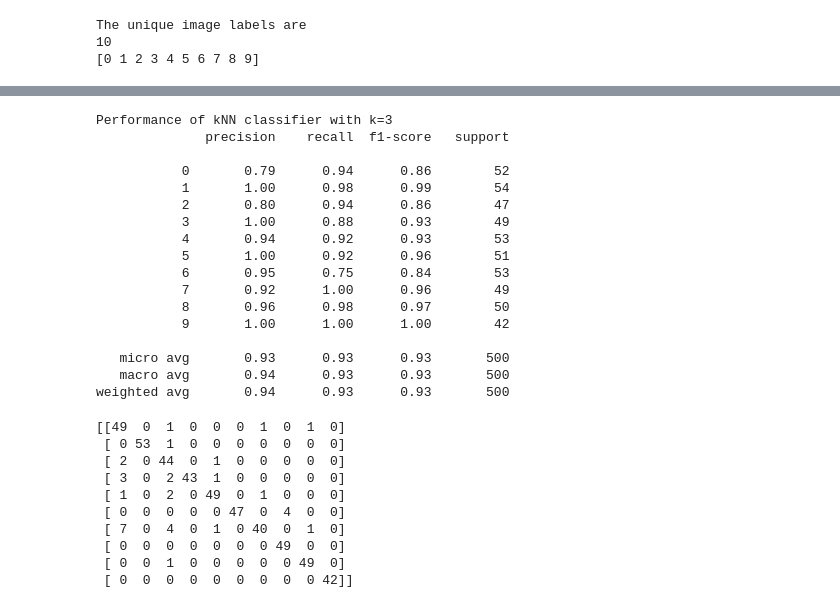
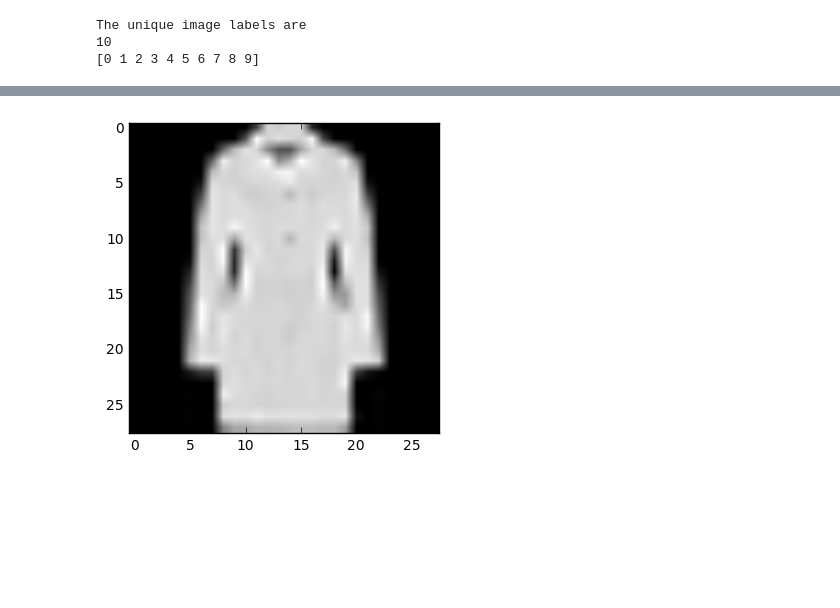
Before and after one commit to anjsh99/Fashion-MNIST-Classification, a Jupyter notebook: KNN/KNN.ipynb, the cells around one changed output, grey strips where cells are left out. Saved outputs shown, nothing was run; the diff lists cells and outputs as text; code cells hidden in the pictures; blank space fills up the shorter version.

```diff
--- a/KNN/KNN.ipynb
+++ b/KNN/KNN.ipynb
@@ -51,13 +44,0 @@ The type of datasets are-
-# %%
-print("Considering part of original datasets for classification purpose")
-#using 30,000 entries of training data
-train_data = train_data[:30000]
-train_label = train_label[:30000]
-print(train_data.shape)
-print(train_label.shape)
-
-#using 500 entries of test data
-test_data = train_data[:500]
-test_label = train_label[:500]
-print(test_data.shape)
-print(test_label.shape)
@@ -83,16 +53,0 @@ label_predicted = {}
-# %%
-#knn Classifier
-for k in np.arange(2, 10, 1):
-    start = time.time()
-
-    knn_classifier = KNeighborsClassifier(n_neighbors=k)
-    knn_classifier.fit(train_data, train_label)
-    knn_pred = knn_classifier.predict(test_data)
-
-    label_predicted[k] = knn_pred
-    accuracy[k] = accuracy_score(test_label,knn_pred)*100
-
-    end = time.time()
-    knn_time = end - start
-
-    print('k=%d, accuracy=%.2f, time=%.2f ' % (k, accuracy[k], knn_time))
@@ -126,41 +54,8 @@ plt.show()
-# %%
-#re-training the kNN model with k=3
-knn_model = KNeighborsClassifier(n_neighbors=3)
-knn_model.fit(train_data, train_label)
-model_pred = knn_model.predict(test_data)
-# %%
-print('Performance of kNN classifier with k=3')
-print(classification_report(test_label,model_pred ))
-# %% [output]
-Performance of kNN classifier with k=3
-              precision    recall  f1-score   support
-
-           0       0.79      0.94      0.86        52
-           1       1.00      0.98      0.99        54
-           2       0.80      0.94      0.86        47
-           3       1.00      0.88      0.93        49
-           4       0.94      0.92      0.93        53
-           5       1.00      0.92      0.96        51
-           6       0.95      0.75      0.84        53
-           7       0.92      1.00      0.96        49
-           8       0.96      0.98      0.97        50
-           9       1.00      1.00      1.00        42
-
-   micro avg       0.93      0.93      0.93       500
-   macro avg       0.94      0.93      0.93       500
-weighted avg       0.94      0.93      0.93       500
-# %%
-#confusion matrix
-cf_matrix = confusion_matrix(test_label, label_predicted[3])
-print(cf_matrix)
-# %% [output]
-[[49  0  1  0  0  0  1  0  1  0]
- [ 0 53  1  0  0  0  0  0  0  0]
- [ 2  0 44  0  1  0  0  0  0  0]
- [ 3  0  2 43  1  0  0  0  0  0]
- [ 1  0  2  0 49  0  1  0  0  0]
- [ 0  0  0  0  0 47  0  4  0  0]
- [ 7  0  4  0  1  0 40  0  1  0]
- [ 0  0  0  0  0  0  0 49  0  0]
- [ 0  0  1  0  0  0  0  0 49  0]
- [ 0  0  0  0  0  0  0  0  0 42]]
+# %%
+#randomly displaying a specimen from the training data
+fashion_specimen = train_data[12]
+plt.imshow(fashion_specimen, cmap='gray')
+plt.grid(False)
+plt.show()
+# %% [output]
+[figure, added]
```
Also changed, not shown: parts of 16 cells of this notebook.
